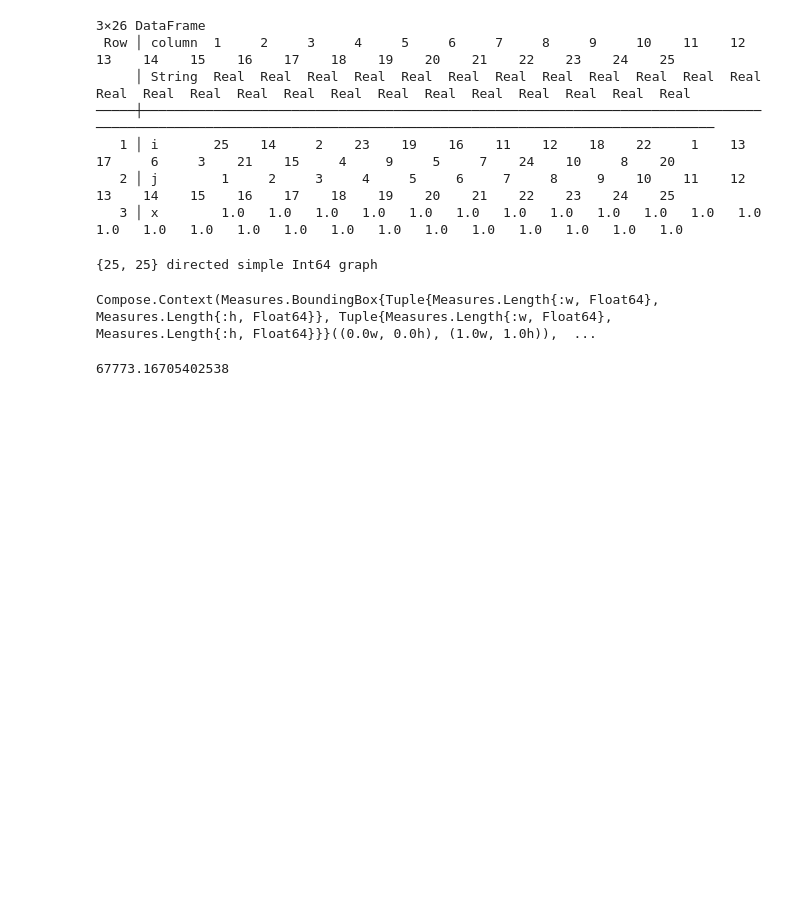
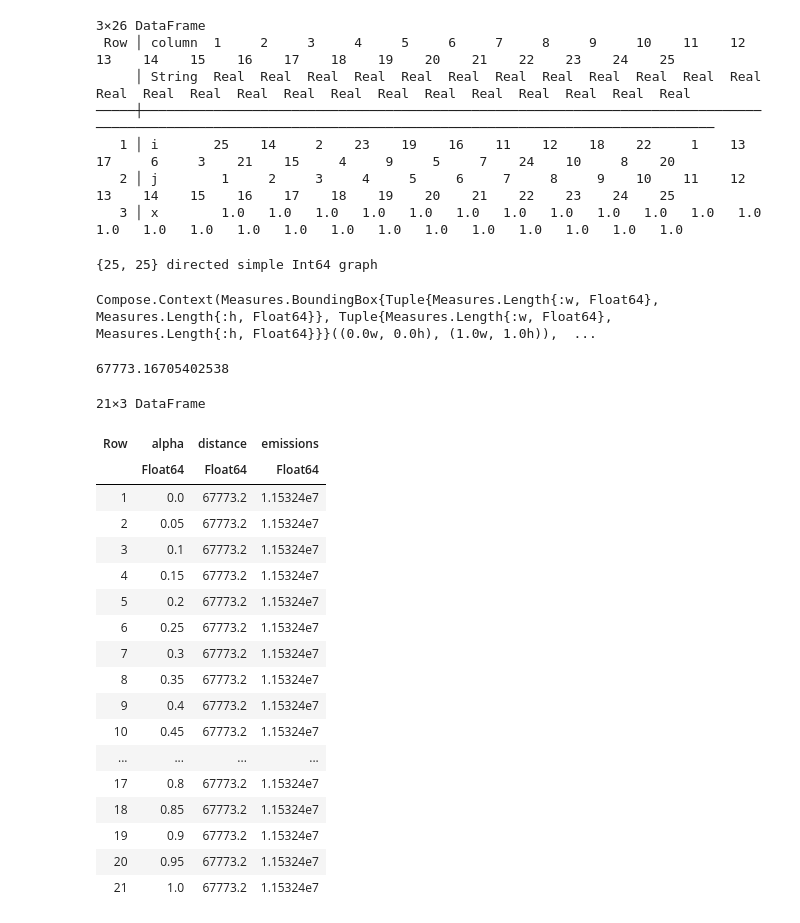
Before and after one commit to GuillaumeBonheure/OptimizeF1, a Jupyter notebook: Exploring.ipynb, the cells around one changed output. Drawn from its saved outputs; the diff is of its cells as text; code cells hidden in the pictures; blank space fills up the shorter version.

Commit message:
tsp results for emissions

```diff
--- a/Exploring.ipynb
+++ b/Exploring.ipynb
@@ -533,0 +540,36 @@ tot
+# %%
+results = DataFrame(alpha = Float64[], distance = Float64[], emissions = Float64[])
+for alpha in 0 : 0.05 : 1
+    # load tsp solution
+    df_tsp = CSV.read("./tsp_results/result_tsp_$alpha.csv", DataFrame);
+    # get total distance traveled
+    tot_dist = 0
+    tot_em = 0
+    for row in eachrow(df_tsp)
+        tot_dist += distance_matrix[row.i, row.j]
+        tot_em += emissions_matrix[row.i, row.j]
+    end
+    push!(results, [alpha, tot_dist, tot_em])
+end
+# %%
+results
+# %% [output]
+21×3 DataFrame
+| Row | alpha | distance | emissions |
+|  | Float64 | Float64 | Float64 |
+| 1 | 0.0 | 67773.2 | 1.15324e7 |
+| 2 | 0.05 | 67773.2 | 1.15324e7 |
+| 3 | 0.1 | 67773.2 | 1.15324e7 |
+| 4 | 0.15 | 67773.2 | 1.15324e7 |
+| 5 | 0.2 | 67773.2 | 1.15324e7 |
+| 6 | 0.25 | 67773.2 | 1.15324e7 |
+| 7 | 0.3 | 67773.2 | 1.15324e7 |
+| 8 | 0.35 | 67773.2 | 1.15324e7 |
+| 9 | 0.4 | 67773.2 | 1.15324e7 |
+| 10 | 0.45 | 67773.2 | 1.15324e7 |
+| ... | ... | ... | ... |
+| 17 | 0.8 | 67773.2 | 1.15324e7 |
+| 18 | 0.85 | 67773.2 | 1.15324e7 |
+| 19 | 0.9 | 67773.2 | 1.15324e7 |
+| 20 | 0.95 | 67773.2 | 1.15324e7 |
+| 21 | 1.0 | 67773.2 | 1.15324e7 |
```
Also changed, not shown: parts of 4 cells of this notebook, 21 other files.
